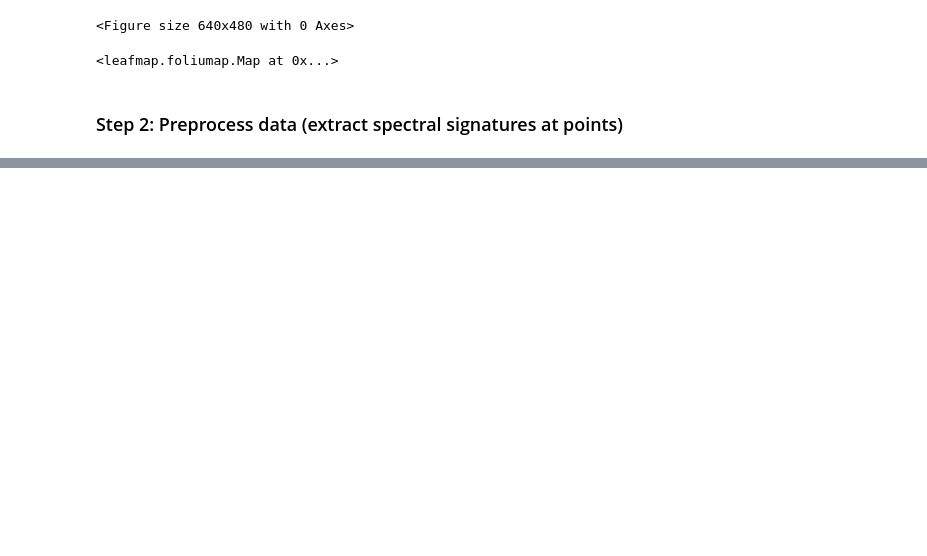
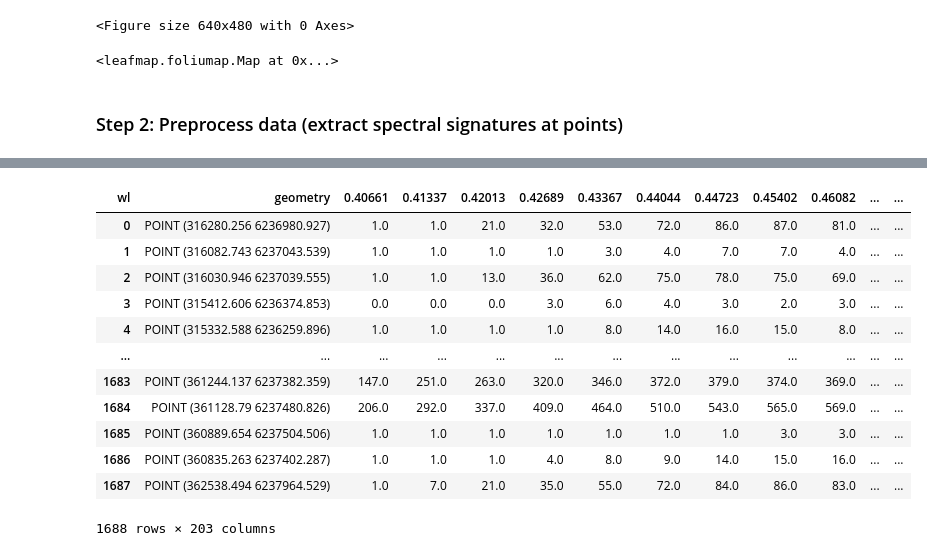
Before and after one commit to Geethen/hypinvalimap, a Jupyter notebook: code/Basic_ML_pipeline.ipynb, the cells around one changed output, grey strips where cells are left out. Saved outputs shown, nothing was run; the diff lists cells and outputs as text; code cells hidden in the pictures; blank space fills up the shorter version.

```diff
--- a/code/Basic_ML_pipeline.ipynb
+++ b/code/Basic_ML_pipeline.ipynb
@@ -23,6 +23,7 @@ from dask.diagnostics import ProgressBar
 # Load hyperspectral data
 # This is a cleaned version of the data, after removing the atmospheric contaminated regions.
 ds = xr.open_zarr('/mnt/hdd1/fran/fran_sep2018_clean.zarr')
+ds.rio.write_crs("EPSG:32734", inplace=True)
 ds
 # %% [output]
 <xarray.Dataset> Size: 65GB Dimensions: (wl: 202, x: 16310, y: 9885) Coordinates: * wl (wl) float64 2kB 0.4066 0.4134 0.4201 ... 1.983 1.989 1.996 * x (x) float64 130kB 3.14e+05 3.14e+05 ... 3.629e+05 ...
@@ -378,0 +286,21 @@ Error:
+# %%
+widedf = df.xvec.to_geodataframe(long=True).pivot_table(
+    index=['geometry'],  # Replace with your actual spatial and other relevant dimensions
+    columns='wl',
+    values='reflectance'
+).reset_index()
+widedf
+# %% [output]
+| wl | geometry | 0.40661 | 0.41337 | 0.42013 | 0.42689 | 0.43367 | 0.44044 | 0.44723 | 0.45402 | 0.46082 | ... | ... |
+| 0 | POINT (316280.256 6236980.927) | 1.0 | 1.0 | 21.0 | 32.0 | 53.0 | 72.0 | 86.0 | 87.0 | 81.0 | ... | ... |
+| 1 | POINT (316082.743 6237043.539) | 1.0 | 1.0 | 1.0 | 1.0 | 3.0 | 4.0 | 7.0 | 7.0 | 4.0 | ... | ... |
+| 2 | POINT (316030.946 6237039.555) | 1.0 | 1.0 | 13.0 | 36.0 | 62.0 | 75.0 | 78.0 | 75.0 | 69.0 | ... | ... |
+| 3 | POINT (315412.606 6236374.853) | 0.0 | 0.0 | 0.0 | 3.0 | 6.0 | 4.0 | 3.0 | 2.0 | 3.0 | ... | ... |
+| 4 | POINT (315332.588 6236259.896) | 1.0 | 1.0 | 1.0 | 1.0 | 8.0 | 14.0 | 16.0 | 15.0 | 8.0 | ... | ... |
+| ... | ... | ... | ... | ... | ... | ... | ... | ... | ... | ... | ... | ... |
+| 1683 | POINT (361244.137 6237382.359) | 147.0 | 251.0 | 263.0 | 320.0 | 346.0 | 372.0 | 379.0 | 374.0 | 369.0 | ... | ... |
+| 1684 | POINT (361128.79 6237480.826) | 206.0 | 292.0 | 337.0 | 409.0 | 464.0 | 510.0 | 543.0 | 565.0 | 569.0 | ... | ... |
+| 1685 | POINT (360889.654 6237504.506) | 1.0 | 1.0 | 1.0 | 1.0 | 1.0 | 1.0 | 1.0 | 3.0 | 3.0 | ... | ... |
+| 1686 | POINT (360835.263 6237402.287) | 1.0 | 1.0 | 1.0 | 4.0 | 8.0 | 9.0 | 14.0 | 15.0 | 16.0 | ... | ... |
+| 1687 | POINT (362538.494 6237964.529) | 1.0 | 7.0 | 21.0 | 35.0 | 55.0 | 72.0 | 84.0 | 86.0 | 83.0 | ... | ... |
+1688 rows × 203 columns
```
Also changed, not shown: parts of 32 cells of this notebook, 3 other files.
